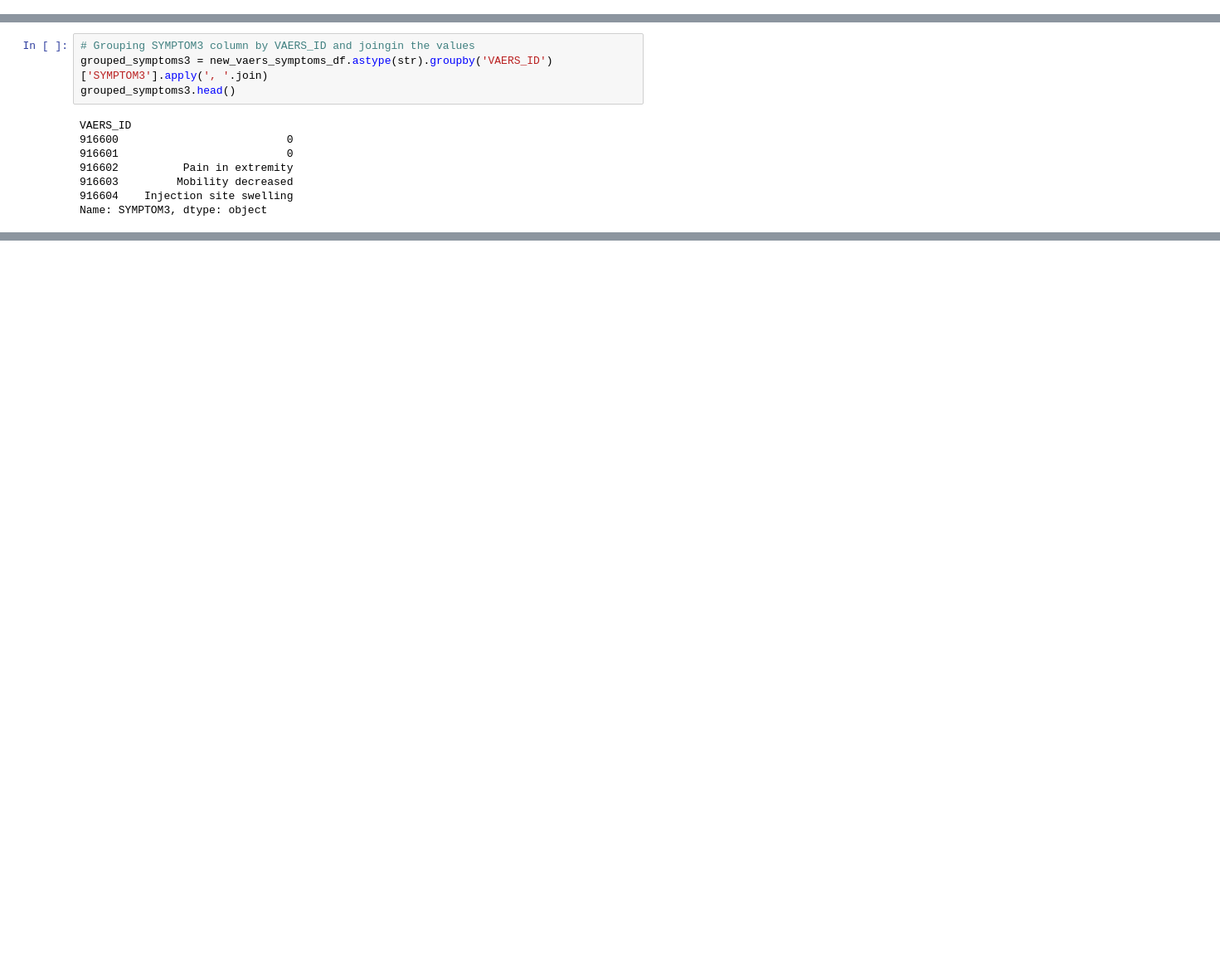
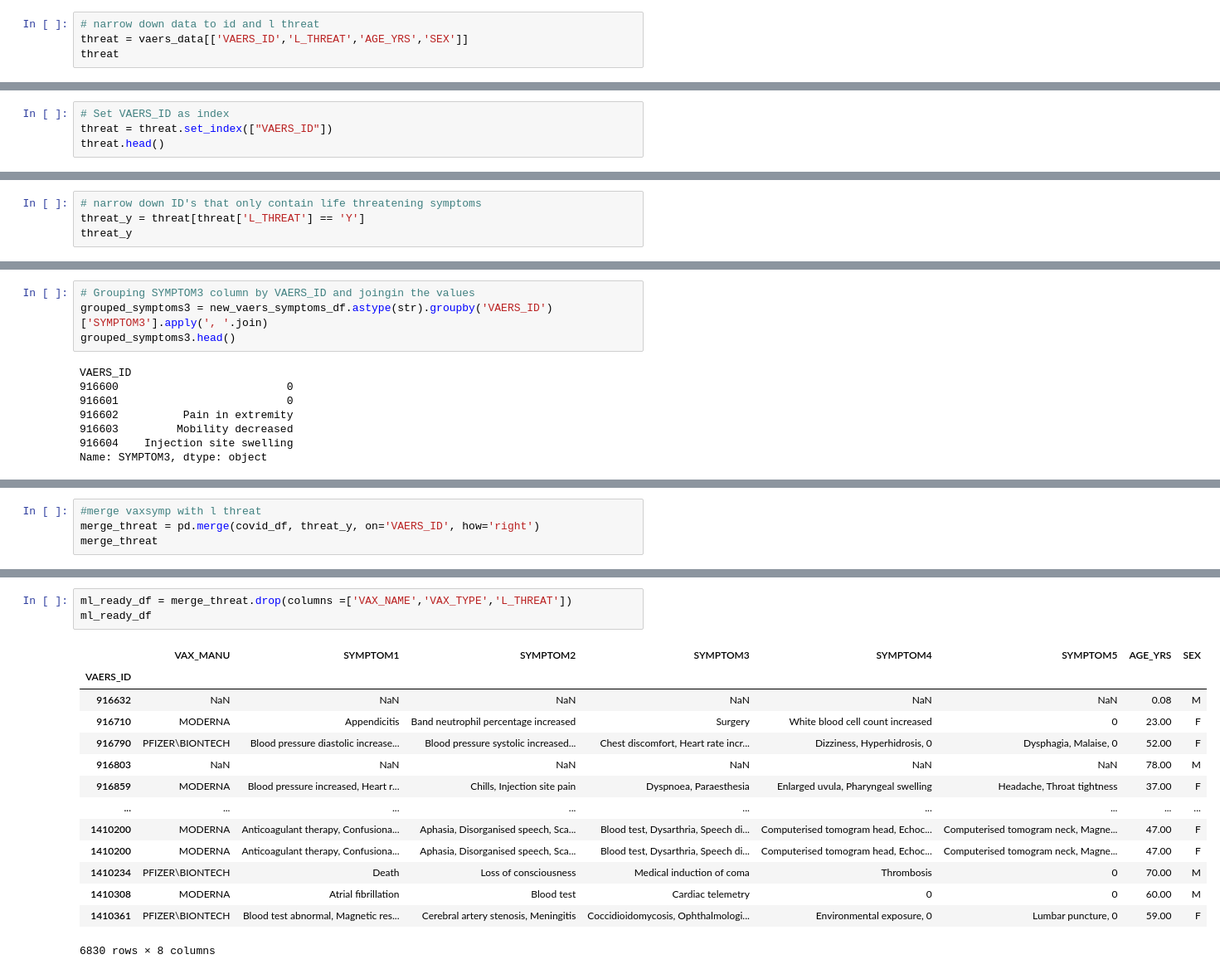
Before and after one commit to jvera01/COVID19_VAERS_ANALYSIS, a Jupyter notebook: Notebooks/VAERS_Dataset_Cleanup.ipynb, the cells around one changed output, grey strips where cells are left out. Shown at 83% size. Drawn from its saved outputs; the diff is of its cells as text; blank space fills up the shorter version.

```diff
--- a/Notebooks/VAERS_Dataset_Cleanup.ipynb
+++ b/Notebooks/VAERS_Dataset_Cleanup.ipynb
@@ -96,0 +103,4 @@ Index(['RECVDATE', 'STATE', 'AGE_YRS', 'SEX', 'SYMPTOM_TEXT', 'DIED',
+# %%
+# narrow down data to id and l threat
+threat = vaers_data[['VAERS_ID','L_THREAT','AGE_YRS','SEX']]
+threat
@@ -96,0 +121,4 @@ Index(['RECVDATE', 'STATE', 'AGE_YRS', 'SEX', 'SYMPTOM_TEXT', 'DIED',
+# %%
+# Set VAERS_ID as index
+threat = threat.set_index(["VAERS_ID"])
+threat.head()
@@ -96,0 +133,4 @@ Index(['RECVDATE', 'STATE', 'AGE_YRS', 'SEX', 'SYMPTOM_TEXT', 'DIED',
+# %%
+# narrow down ID's that only contain life threatening symptoms
+threat_y = threat[threat['L_THREAT'] == 'Y']
+threat_y
@@ -320,0 +485,4 @@ covid_df.to_csv(r'../Resources/Data/VAERS_Vax_Symptoms.csv', index=True)
+# %%
+#merge vaxsymp with l threat
+merge_threat = pd.merge(covid_df, threat_y, on='VAERS_ID', how='right')
+merge_threat
@@ -320,0 +504,18 @@ covid_df.to_csv(r'../Resources/Data/VAERS_Vax_Symptoms.csv', index=True)
+# %%
+ml_ready_df = merge_threat.drop(columns =['VAX_NAME','VAX_TYPE','L_THREAT'])
+ml_ready_df
+# %% [output]
+|  | VAX_MANU | SYMPTOM1 | SYMPTOM2 | SYMPTOM3 | SYMPTOM4 | SYMPTOM5 | AGE_YRS | SEX |
+| VAERS_ID |  |  |  |  |  |  |  |  |
+| 916632 | NaN | NaN | NaN | NaN | NaN | NaN | 0.08 | M |
+| 916710 | MODERNA | Appendicitis | Band neutrophil percentage increased | Surgery | White blood cell count increased | 0 | 23.00 | F |
+| 916790 | PFIZER\BIONTECH | Blood pressure diastolic increase... | Blood pressure systolic increased... | Chest discomfort, Heart rate incr... | Dizziness, Hyperhidrosis, 0 | Dysphagia, Malaise, 0 | 52.00 | F |
+| 916803 | NaN | NaN | NaN | NaN | NaN | NaN | 78.00 | M |
+| 916859 | MODERNA | Blood pressure increased, Heart r... | Chills, Injection site pain | Dyspnoea, Paraesthesia | Enlarged uvula, Pharyngeal swelling | Headache, Throat tightness | 37.00 | F |
+| ... | ... | ... | ... | ... | ... | ... | ... | ... |
+| 1410200 | MODERNA | Anticoagulant therapy, Confusiona... | Aphasia, Disorganised speech, Sca... | Blood test, Dysarthria, Speech di... | Computerised tomogram head, Echoc... | Computerised tomogram neck, Magne... | 47.00 | F |
+| 1410200 | MODERNA | Anticoagulant therapy, Confusiona... | Aphasia, Disorganised speech, Sca... | Blood test, Dysarthria, Speech di... | Computerised tomogram head, Echoc... | Computerised tomogram neck, Magne... | 47.00 | F |
+| 1410234 | PFIZER\BIONTECH | Death | Loss of consciousness | Medical induction of coma | Thrombosis | 0 | 70.00 | M |
+| 1410308 | MODERNA | Atrial fibrillation | Blood test | Cardiac telemetry | 0 | 0 | 60.00 | M |
+| 1410361 | PFIZER\BIONTECH | Blood test abnormal, Magnetic res... | Cerebral artery stenosis, Meningitis | Coccidioidomycosis, Ophthalmologi... | Environmental exposure, 0 | Lumbar puncture, 0 | 59.00 | F |
+6830 rows × 8 columns
```
Also changed, not shown: parts of 26 cells of this notebook, 1 other file.
